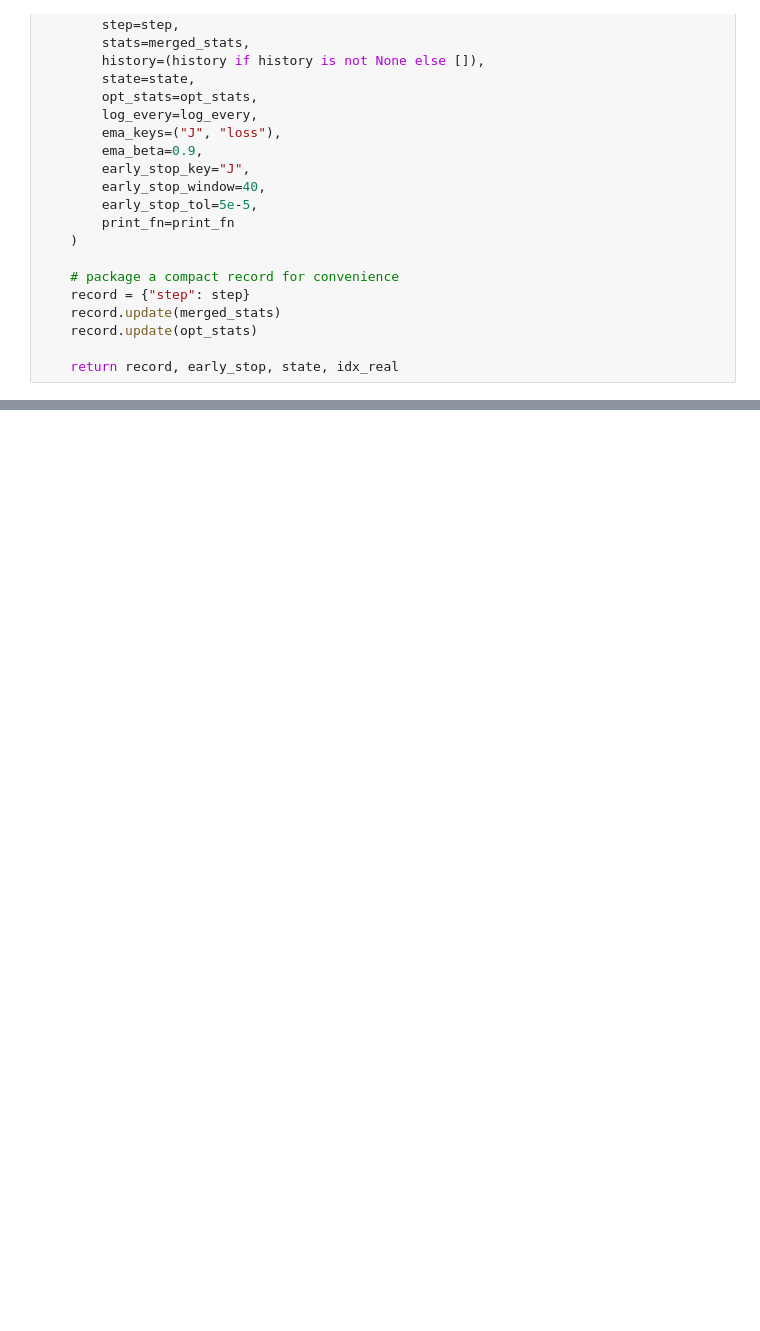
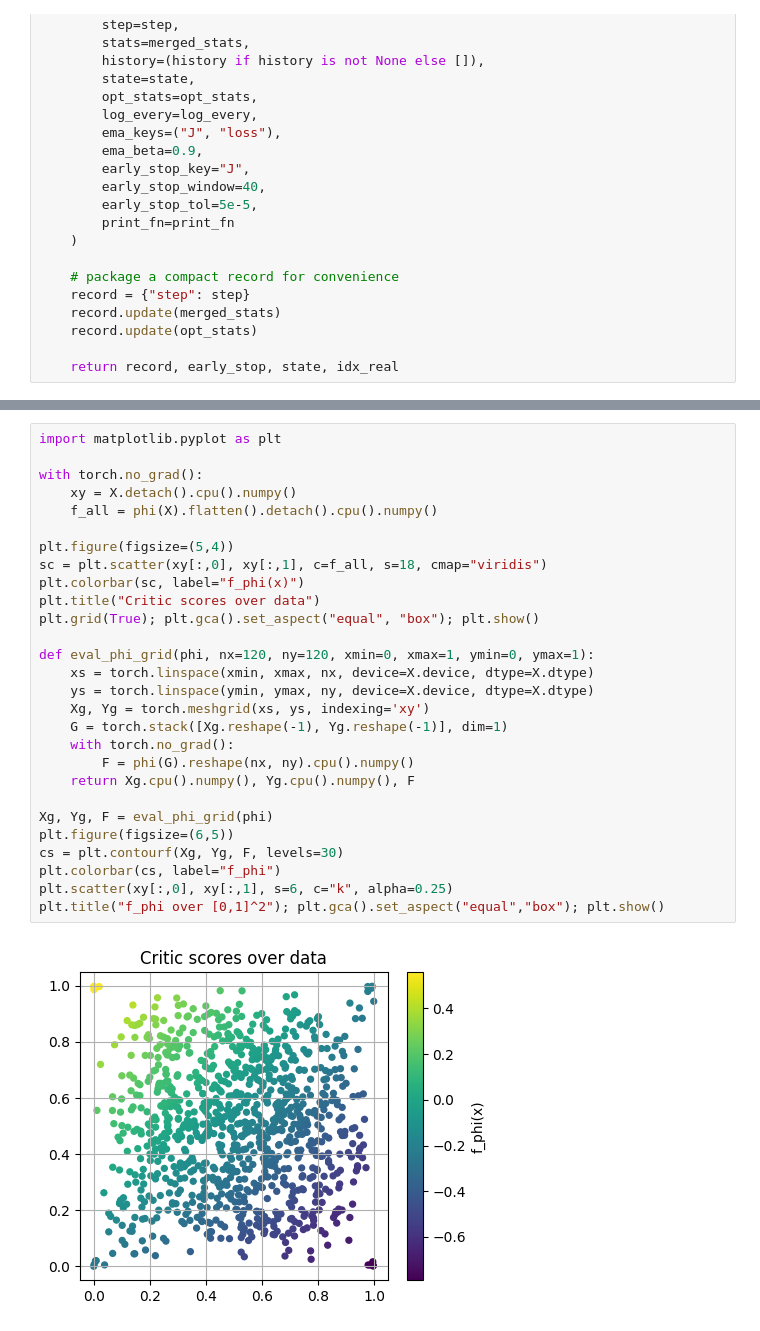
Before and after one commit to lliu426/wcETEL, a Jupyter notebook: wcETEL (2D)/WGAN/Untitled.ipynb, the cells around one changed output, grey strips where cells are left out. Saved outputs shown, nothing was run; the diff lists cells and outputs as text; blank space fills up the shorter version.

```diff
--- a/wcETEL (2D)/WGAN/Untitled.ipynb
+++ b/wcETEL (2D)/WGAN/Untitled.ipynb
@@ -834,0 +854,30 @@ plt.show()
+# %%
+import matplotlib.pyplot as plt
+
+with torch.no_grad():
+    xy = X.detach().cpu().numpy()
+    f_all = phi(X).flatten().detach().cpu().numpy()
+
+plt.figure(figsize=(5,4))
+sc = plt.scatter(xy[:,0], xy[:,1], c=f_all, s=18, cmap="viridis")
+plt.colorbar(sc, label="f_phi(x)")
+plt.title("Critic scores over data")
+plt.grid(True); plt.gca().set_aspect("equal", "box"); plt.show()
+
+def eval_phi_grid(phi, nx=120, ny=120, xmin=0, xmax=1, ymin=0, ymax=1):
+    xs = torch.linspace(xmin, xmax, nx, device=X.device, dtype=X.dtype)
+    ys = torch.linspace(ymin, ymax, ny, device=X.device, dtype=X.dtype)
+    Xg, Yg = torch.meshgrid(xs, ys, indexing='xy')
+    G = torch.stack([Xg.reshape(-1), Yg.reshape(-1)], dim=1)
+    with torch.no_grad():
+        F = phi(G).reshape(nx, ny).cpu().numpy()
+    return Xg.cpu().numpy(), Yg.cpu().numpy(), F
+
+Xg, Yg, F = eval_phi_grid(phi)
+plt.figure(figsize=(6,5))
+cs = plt.contourf(Xg, Yg, F, levels=30)
+plt.colorbar(cs, label="f_phi")
+plt.scatter(xy[:,0], xy[:,1], s=6, c="k", alpha=0.25)
+plt.title("f_phi over [0,1]^2"); plt.gca().set_aspect("equal","box"); plt.show()
+# %% [output]
+[figure, added]
```
Also changed, not shown: parts of 16 cells of this notebook.
